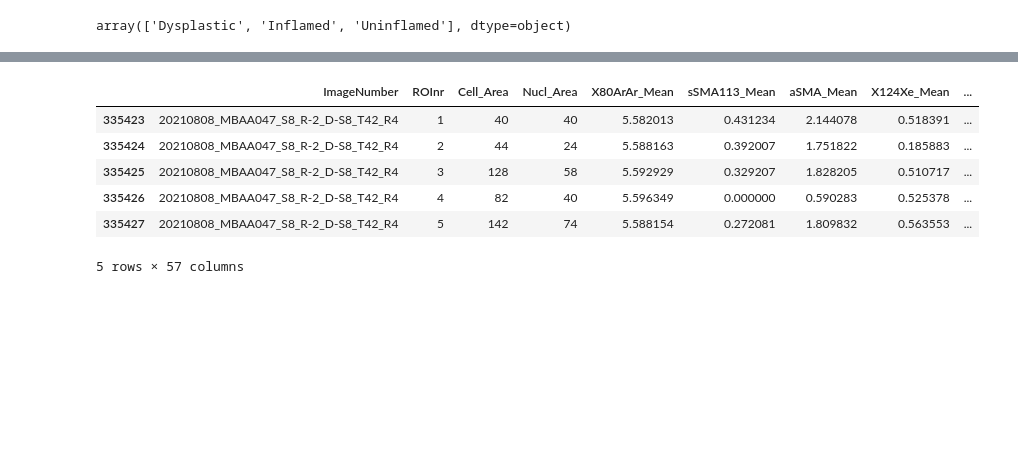
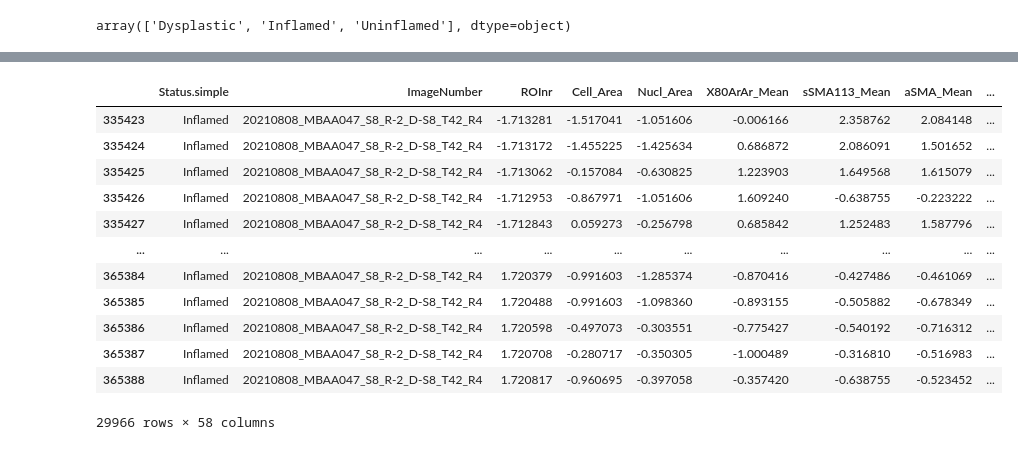
Before and after one commit to JanSuper/MasterProject1-1, a Jupyter notebook: Project Arthur.ipynb, the cells around one changed output, grey strips where cells are left out. Cells and saved outputs as stored; diff of their text form; code cells hidden in the pictures; blank space fills up the shorter version.

```diff
--- a/Project Arthur.ipynb
+++ b/Project Arthur.ipynb
@@ -17,14 +17,14 @@ dfd["Status.simple"].unique()
 array(['Dysplastic', 'Inflamed', 'Uninflamed'], dtype=object)
 # %%
 from pandas.api.types import is_numeric_dtype
-col = ["ImageNumber","ROInr","Cell_Area","Nucl_Area","X80ArAr_Mean","sSMA113_Mean","aSMA_Mean","X124Xe_Mean","X127I_Mean","X129Xe_Mean","X132Xe_Mean","RORgt_Mean","Ecad_Mean","CD20_Mean","GATA3_Mean","GATA3_Nucl_Mean","Tbet_Mean","Tbet_Nucl_Mean","CD16_Mean","BetaCatenin_Mean","PanKeratin_Mean","CTLA4_Mean","PDL1_Mean","IFNg_Mean","CD45RO_Mean","AKT_Mean","HLA_DR-DP-DQ_Mean","FOXP3_Mean","FOXP3_Nucl_Mean","CD4_Mean","CD103_Mean","pSTAT3_Mean","CD68_Mean","IL10_Mean","CD45_Mean","CD8a_Mean","ICOS_Mean","pS6_Mean","PD1_Mean","NFkB_Mean","NFkB_Nucl_Mean","IL17a_Mean","Ki67_Mean","Ki67_Nucl_Mean","GranzymeB_Mean","CD3_Mean","pERK_Mean","Cleaved Caspase 3_Mean","ERK_Mean","TCRgd_Mean","pAKT_Mean","H3_Mean","H3_Nucl_Mean","Ir193_Mean","Ir193_Nucl_Mean","cx", "cy"]
+col = ["Status.simple","ImageNumber","ROInr","Cell_Area","Nucl_Area","X80ArAr_Mean","sSMA113_Mean","aSMA_Mean","X124Xe_Mean","X127I_Mean","X129Xe_Mean","X132Xe_Mean","RORgt_Mean","Ecad_Mean","CD20_Mean","GATA3_Mean","GATA3_Nucl_Mean","Tbet_Mean","Tbet_Nucl_Mean","CD16_Mean","BetaCatenin_Mean","PanKeratin_Mean","CTLA4_Mean","PDL1_Mean","IFNg_Mean","CD45RO_Mean","AKT_Mean","HLA_DR-DP-DQ_Mean","FOXP3_Mean","FOXP3_Nucl_Mean","CD4_Mean","CD103_Mean","pSTAT3_Mean","CD68_Mean","IL10_Mean","CD45_Mean","CD8a_Mean","ICOS_Mean","pS6_Mean","PD1_Mean","NFkB_Mean","NFkB_Nucl_Mean","IL17a_Mean","Ki67_Mean","Ki67_Nucl_Mean","GranzymeB_Mean","CD3_Mean","pERK_Mean","Cleaved Caspase 3_Mean","ERK_Mean","TCRgd_Mean","pAKT_Mean","H3_Mean","H3_Nucl_Mean","Ir193_Mean","Ir193_Nucl_Mean","cx", "cy"]
 
 dfd = dfd[col]
 for c in dfd.columns[3:]:
     if not is_numeric_dtype(dfd[c]):
         dfd[c] = dfd[c].apply(lambda x: float(x.split()[0].replace(',','.')))
 
-# df = dfd[dfd["Status.simple"] == "Dysplastic"].drop("Status.simple", axis=1)
+df = dfd[dfd["Status.simple"] == "Uninflamed"].drop("Status.simple", axis=1)
 # %%
 dfn = dfd.copy()
 for c in dfn.columns[1:]:
@@ -53,7 +53,7 @@ from sklearn_som.som import SOM
 som = SOM(m=5, n=4, dim=56)
 maxs = 0
 keep = None
-t = 2
+t = 20
 for name, group in grouped:
     features = group._get_numeric_data().values
     if len(features) > maxs:
@@ -66,21 +66,27 @@ for name, group in grouped:
         epoch = len(features)*t
         som.fit(features, epochs=epoch)
 # %%
-# df1n = keep.copy()
-# df1n = pd.DataFrame(df1, columns=col[1:])
-df1 = dfd[dfd['ImageNumber'] == '20210808_MBAA047_S8_R-2_D-S8_T42_R4']
-#normalize df1
-df1n = df1.copy()
-for c in df1n.columns[1:]:
-    if is_numeric_dtype(df1n[c]):
-        df1n[c] = (df1n[c]-df1n[c].mean())/df1n[c].std()
-df1n.head()
+df1n = keep.copy()
+df1n = pd.DataFrame(df1n, columns=col[2:])
+df2 = dfd[dfd['ImageNumber'] == '20210808_MBAA047_S8_R-2_D-S8_T42_R4']
+# normalize df1
+df2n = df2.copy()
+for c in df2n.columns:
+    if is_numeric_dtype(df2n[c]):
+        df2n[c] = (df2n[c]-df2n[c].mean())/df2n[c].std()
+df2n
 # %% [output]
-|  | ImageNumber | ROInr | Cell_Area | Nucl_Area | X80ArAr_Mean | sSMA113_Mean | aSMA_Mean | X124Xe_Mean | ... |
-| 335423 | 20210808_MBAA047_S8_R-2_D-S8_T42_R4 | 1 | 40 | 40 | 5.582013 | 0.431234 | 2.144078 | 0.518391 | ... |
-| 335424 | 20210808_MBAA047_S8_R-2_D-S8_T42_R4 | 2 | 44 | 24 | 5.588163 | 0.392007 | 1.751822 | 0.185883 | ... |
-| 335425 | 20210808_MBAA047_S8_R-2_D-S8_T42_R4 | 3 | 128 | 58 | 5.592929 | 0.329207 | 1.828205 | 0.510717 | ... |
-| 335426 | 20210808_MBAA047_S8_R-2_D-S8_T42_R4 | 4 | 82 | 40 | 5.596349 | 0.000000 | 0.590283 | 0.525378 | ... |
-| 335427 | 20210808_MBAA047_S8_R-2_D-S8_T42_R4 | 5 | 142 | 74 | 5.588154 | 0.272081 | 1.809832 | 0.563553 | ... |
+|  | Status.simple | ImageNumber | ROInr | Cell_Area | Nucl_Area | X80ArAr_Mean | sSMA113_Mean | aSMA_Mean | ... |
+| 335423 | Inflamed | 20210808_MBAA047_S8_R-2_D-S8_T42_R4 | -1.713281 | -1.517041 | -1.051606 | -0.006166 | 2.358762 | 2.084148 | ... |
+| 335424 | Inflamed | 20210808_MBAA047_S8_R-2_D-S8_T42_R4 | -1.713172 | -1.455225 | -1.425634 | 0.686872 | 2.086091 | 1.501652 | ... |
+| 335425 | Inflamed | 20210808_MBAA047_S8_R-2_D-S8_T42_R4 | -1.713062 | -0.157084 | -0.630825 | 1.223903 | 1.649568 | 1.615079 | ... |
+| 335426 | Inflamed | 20210808_MBAA047_S8_R-2_D-S8_T42_R4 | -1.712953 | -0.867971 | -1.051606 | 1.609240 | -0.638755 | -0.223222 | ... |
+| 335427 | Inflamed | 20210808_MBAA047_S8_R-2_D-S8_T42_R4 | -1.712843 | 0.059273 | -0.256798 | 0.685842 | 1.252483 | 1.587796 | ... |
+| ... | ... | ... | ... | ... | ... | ... | ... | ... | ... |
+| 365384 | Inflamed | 20210808_MBAA047_S8_R-2_D-S8_T42_R4 | 1.720379 | -0.991603 | -1.285374 | -0.870416 | -0.427486 | -0.461069 | ... |
+| 365385 | Inflamed | 20210808_MBAA047_S8_R-2_D-S8_T42_R4 | 1.720488 | -0.991603 | -1.098360 | -0.893155 | -0.505882 | -0.678349 | ... |
+| 365386 | Inflamed | 20210808_MBAA047_S8_R-2_D-S8_T42_R4 | 1.720598 | -0.497073 | -0.303551 | -0.775427 | -0.540192 | -0.716312 | ... |
+| 365387 | Inflamed | 20210808_MBAA047_S8_R-2_D-S8_T42_R4 | 1.720708 | -0.280717 | -0.350305 | -1.000489 | -0.316810 | -0.516983 | ... |
+| 365388 | Inflamed | 20210808_MBAA047_S8_R-2_D-S8_T42_R4 | 1.720817 | -0.960695 | -0.397058 | -0.357420 | -0.638755 | -0.523452 | ... |
-5 rows × 57 columns
+29966 rows × 58 columns
 # %%
```
Also changed, not shown: parts of 2 cells of this notebook.
